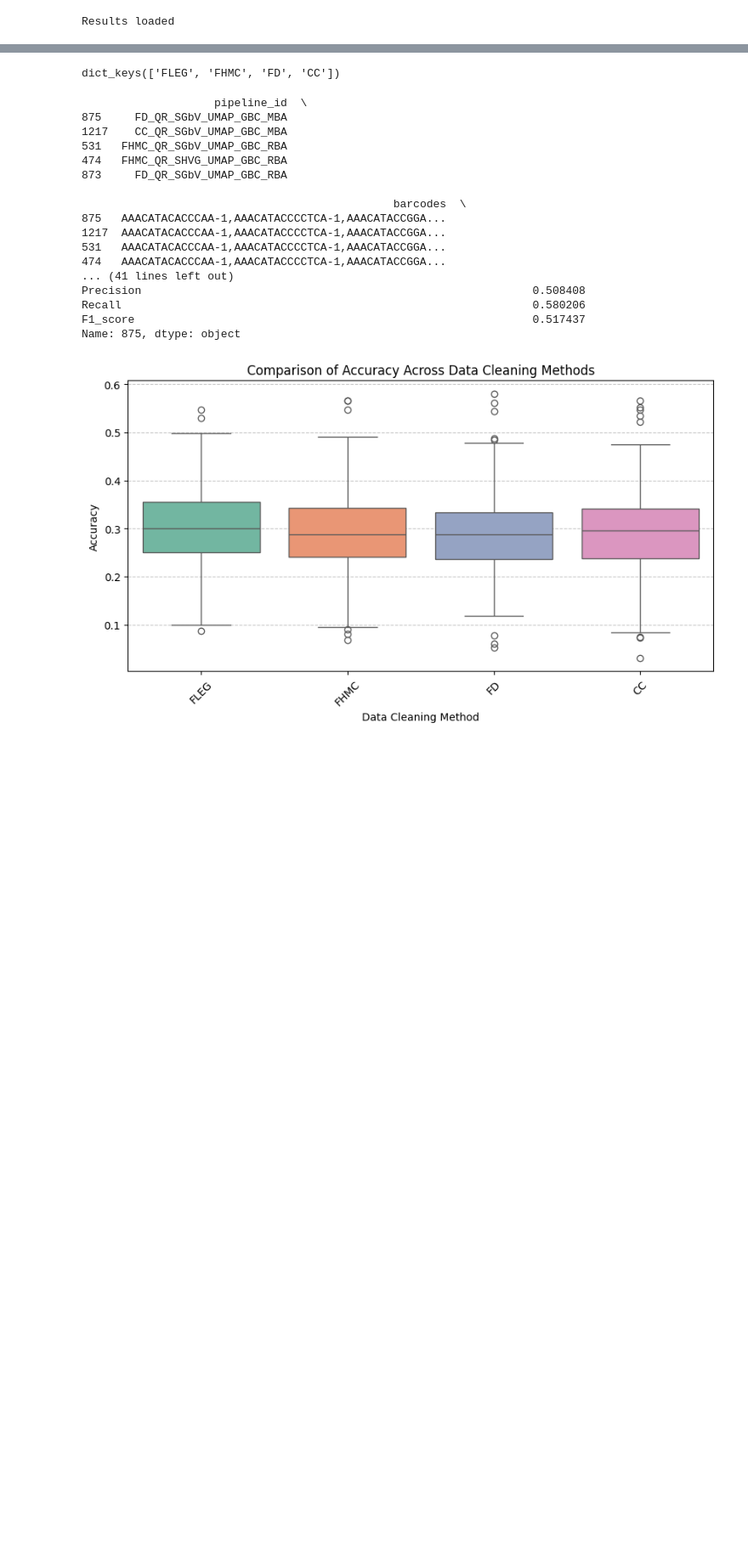
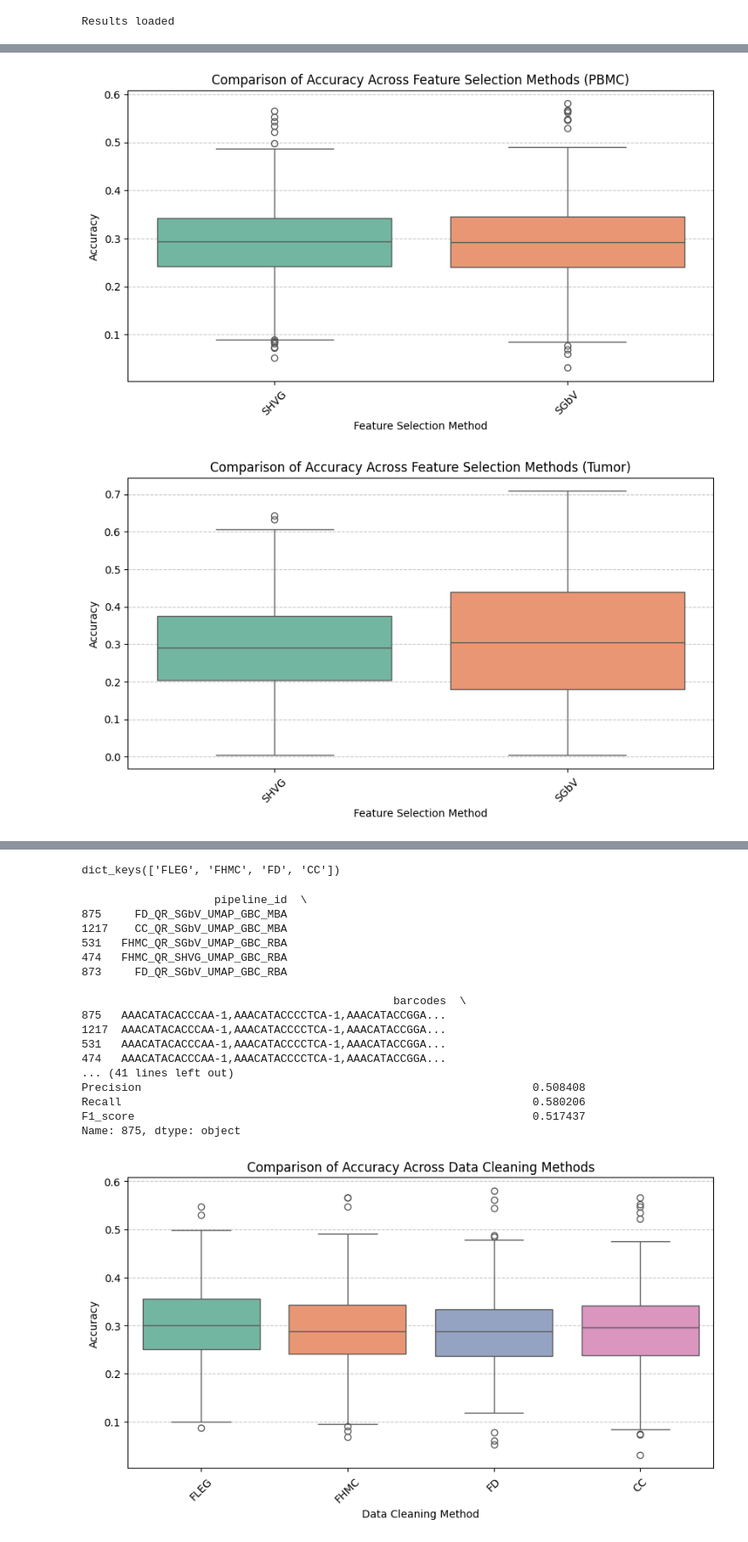
Before and after one commit to MarcosEsteve/scRNAseq_across_human_tissues, a Jupyter notebook: results_analysis.ipynb, the cells around one changed output, grey strips where cells are left out. Shown at 85% size. Cells and saved outputs as stored; diff of their text form; code cells hidden in the pictures; blank space fills up the shorter version.

```diff
--- a/results_analysis.ipynb
+++ b/results_analysis.ipynb
@@ -68,0 +244,17 @@ print("Dropped Pipelines:", dropped_pipelines)
+# %%
+# Boxplots
+reload(visualization)
+step_methods = ['SHVG', 'SGbV']
+step_position = 2
+
+filtered_results_by_step_PBMC = visualization.filter_by_step(PBMC_only_metrics, step_methods, step_position)
+visualization.plot_metric_by_step(filtered_results_by_step_PBMC, "Feature Selection", "Accuracy", "PBMC")
+
+filtered_results_by_step_Tumor = visualization.filter_by_step(Tumor_only_metrics, step_methods, step_position)
+visualization.plot_metric_by_step(filtered_results_by_step_Tumor, "Feature Selection", "Accuracy", "Tumor")
+
+filtered_results_by_step_Neuronal = visualization.filter_by_step(Neuronal_only_metrics, step_methods, step_position)
+visualization.plot_metric_by_step(filtered_results_by_step_Neuronal, "Feature Selection", "Accuracy", "Neuronal")
+# %% [output]
+[figure, added]
+[figure, added]
```
Also changed, not shown: parts of 60 cells of this notebook, 2 other files.
